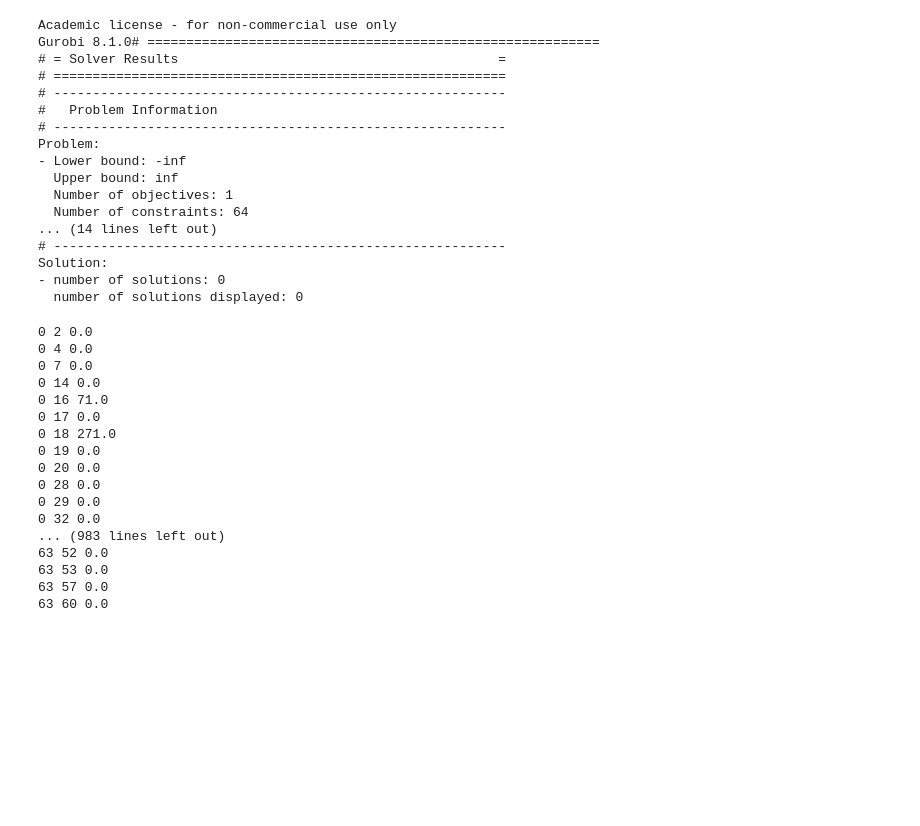
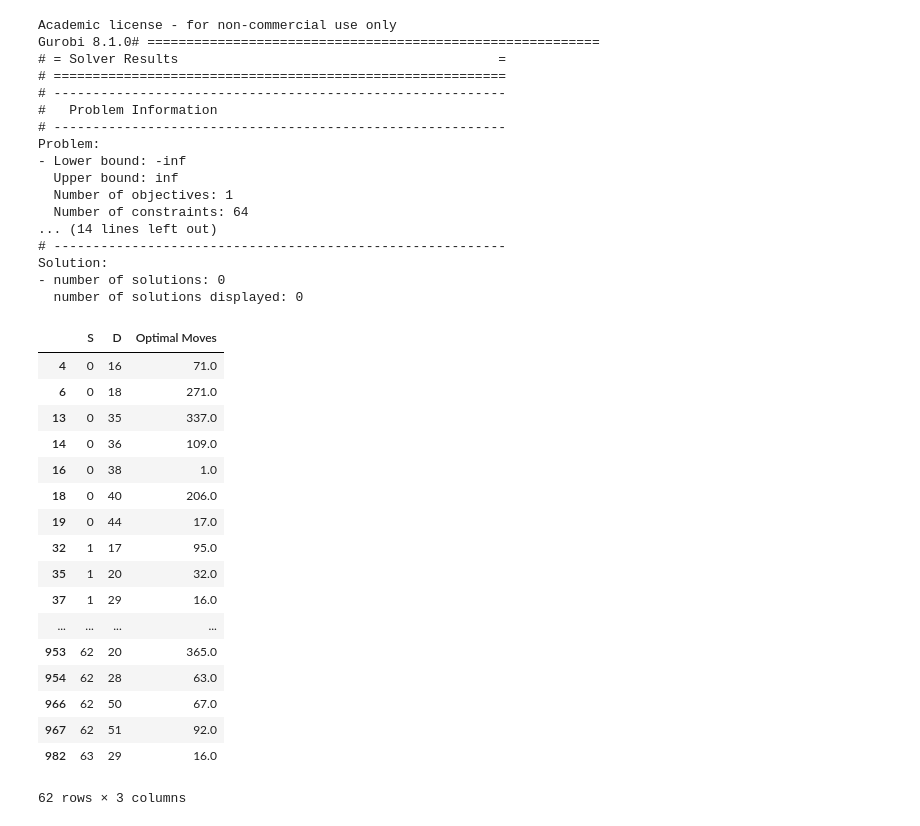
Before and after one commit to yyul10/LA_metro_bike_relocation, a Jupyter notebook: LA_metro_bike-relocation.ipynb, the cells around one changed output. Cells and saved outputs as stored; diff of their text form; code cells hidden in the pictures; blank space fills up the shorter version.

```diff
--- a/LA_metro_bike-relocation.ipynb
+++ b/LA_metro_bike-relocation.ipynb
@@ -2375,24 +1542,31 @@ Solution:
 - number of solutions: 0
   number of solutions displayed: 0
 # %%
+# Store optimal solution into dataframe
+optsol = []
 for s in S_list:
     for d in D_list:
-        print(s, d, model.x[s,d]())
+        optsol.append((s, d, model.x[s,d]()))
+cols=['S','D','Optimal Moves']
+optsol = pd.DataFrame(optsol,columns=cols)
+optsol = optsol[optsol['Optimal Moves']!=0]
+optsol
 # %% [output]
+|  | S | D | Optimal Moves |
+| 4 | 0 | 16 | 71.0 |
+| 6 | 0 | 18 | 271.0 |
+| 13 | 0 | 35 | 337.0 |
+| 14 | 0 | 36 | 109.0 |
+| 16 | 0 | 38 | 1.0 |
+| 18 | 0 | 40 | 206.0 |
+| 19 | 0 | 44 | 17.0 |
+| 32 | 1 | 17 | 95.0 |
+| 35 | 1 | 20 | 32.0 |
+| 37 | 1 | 29 | 16.0 |
+| ... | ... | ... | ... |
+| 953 | 62 | 20 | 365.0 |
+| 954 | 62 | 28 | 63.0 |
+| 966 | 62 | 50 | 67.0 |
+| 967 | 62 | 51 | 92.0 |
+| 982 | 63 | 29 | 16.0 |
-0 2 0.0
-0 4 0.0
-0 7 0.0
-0 14 0.0
-0 16 71.0
-0 17 0.0
-0 18 271.0
-0 19 0.0
-0 20 0.0
-0 28 0.0
-0 29 0.0
-0 32 0.0
-... (983 lines left out)
-63 52 0.0
-63 53 0.0
-63 57 0.0
-63 60 0.0
+62 rows × 3 columns
```
Also changed, not shown: parts of 12 cells of this notebook.
